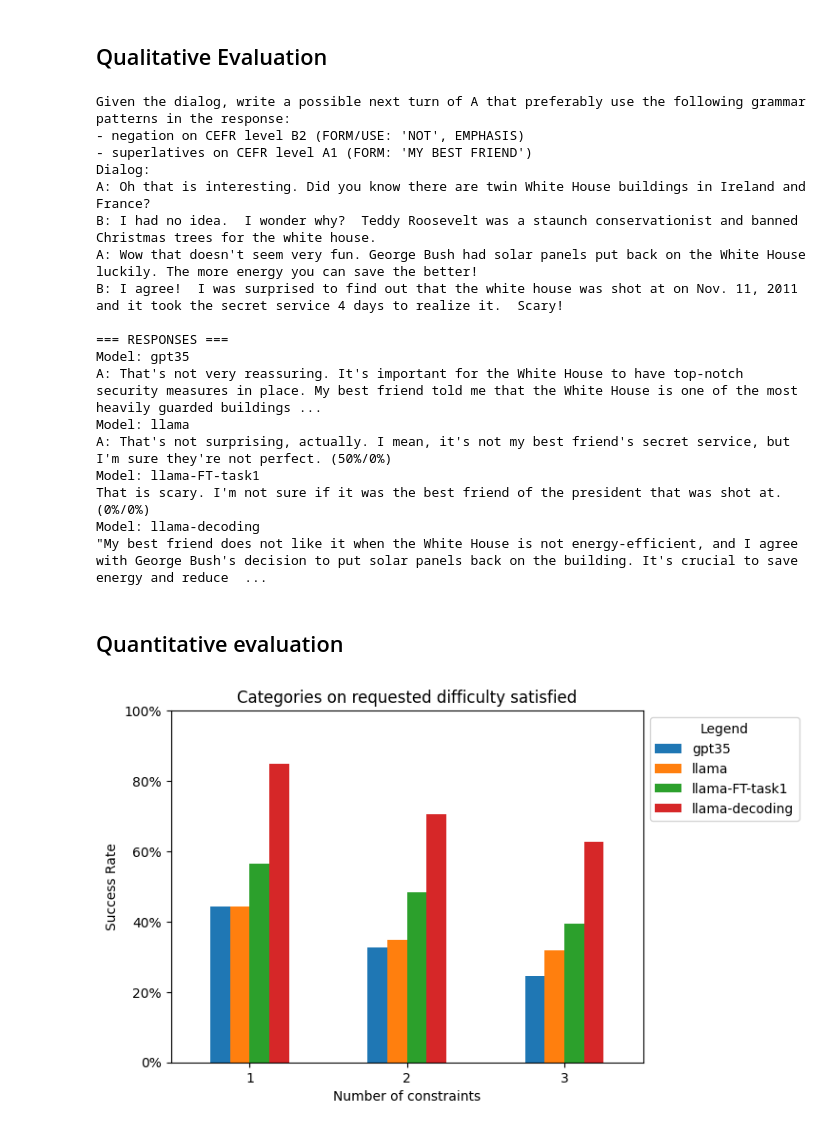
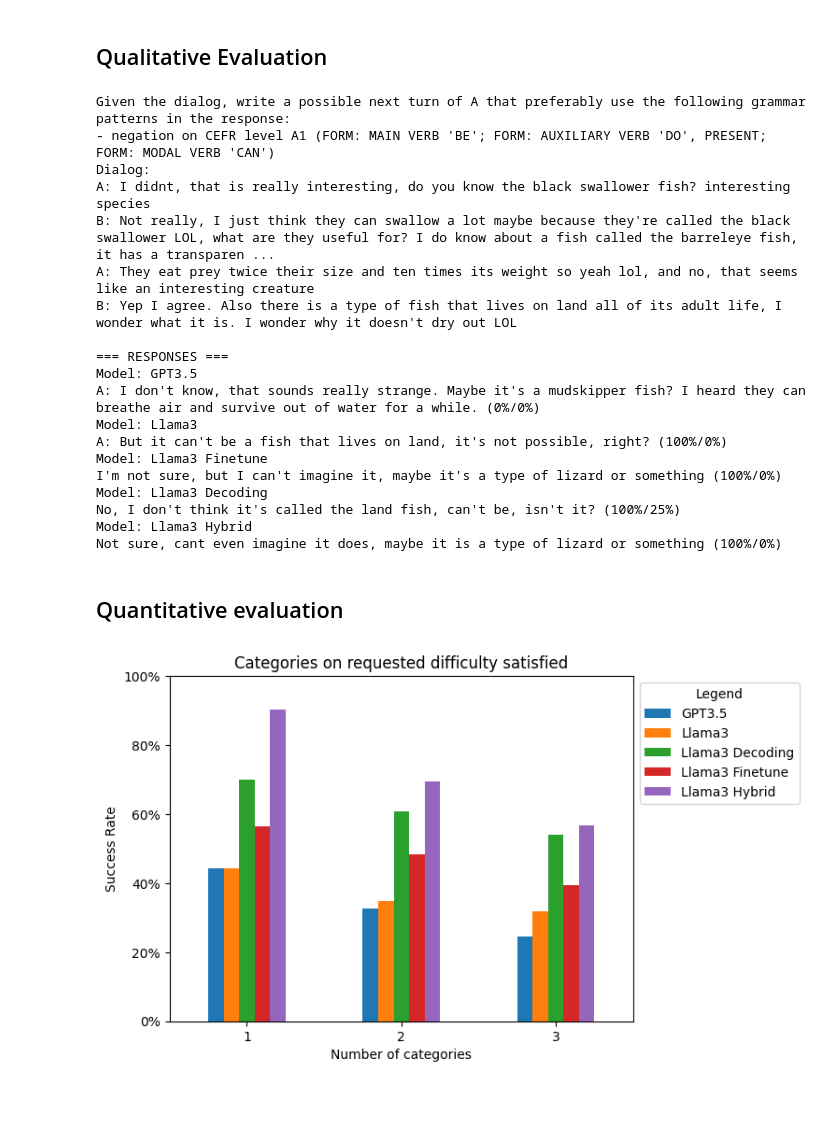
Before and after one commit to shivster2000/grammarctg, a Jupyter notebook: experiments/016_task1_task2_results.ipynb, the cells around one changed output. Drawn from its saved outputs; the diff is of its cells as text; code cells hidden in the pictures; blank space fills up the shorter version.

Commit message:
add task3

```diff
--- a/experiments/016_task1_task2_results.ipynb
+++ b/experiments/016_task1_task2_results.ipynb
@@ -25,20 +24,21 @@ from evaluation import calculate_distinct_n, gpt_metrics
 [nltk_data]   Package punkt is already up-to-date!
 # %%
-def get_aggs(results, by=['model', 'num_constraints'], distinct=False):
+def get_aggs(results, by=['model', 'num_constraints'], distinct=False, aggs = []):
     distinct = {'responses0': calculate_distinct_n} if distinct else {}
-    neg_const = {'num_constraints_neg': ['mean']} if 'num_constraints_neg' in results.columns else {}
-    aggs = results.groupby(by).agg({'num_constraints_sat': ['mean', 'count'],
+    neg_const = {'num_categories_neg': ['mean']} if 'num_categories_neg' in results.columns else {}
+    neg_const = {agg: ['mean'] for agg in aggs} if aggs else {}
+    aggs = results.groupby(by).agg({f'{by[1]}_sat': ['mean', 'count'],
                                     **neg_const,
                                     **distinct,
                                     **{col: ['mean', 'count'] for col in gpt_metrics.keys()}})
     return aggs
 
-def plot_sat(res, col='num_constraints_sat', by='num_constraints', xlabel="Number of constraints", title="Relative amount of satisfied constraints"):
-    get_aggs(res, ["model", by]).unstack(level=0)[col]['mean'].plot(kind='bar', rot=0)
+def plot_sat(res, col='num_constraints_sat', by='num_constraints', xlabel="Number of constraints", title="Relative amount of satisfied constraints", ylim=(0,1)):
+    get_aggs(res, ["model", by], aggs=[col]).unstack(level=0)[col]['mean'].plot(kind='bar', rot=0)
     plt.gca().yaxis.set_major_formatter(PercentFormatter(1))
     plt.ylabel("Success Rate")
     plt.xlabel(xlabel)
-    plt.ylim(0,1)
+    plt.ylim(ylim)
     plt.title(title)
     plt.legend(title='Legend', loc='upper left', bbox_to_anchor=(1, 1))
     plt.show()
@@ -76,6 +76,17 @@ def get_res(models):
     single_constraints = res[res['num_constraints']==1].copy()
     single_constraints['constraint'] = single_constraints['constraints'].apply(lambda x: x[0])
     return res, single_constraints
+
+translation_dict = {
+    'gpt35': 'GPT3.5',
+    'llama': 'Llama3',
+    'llama-FT-multi': 'Llama3 Finetune',
+    'llama-decoding-2': 'Llama3 Decoding',
+    'llama-ft-decoding': 'Llama3 Hybrid',
+    'llama-FT-task1': 'Llama3 Finetune',
+}
+def translate_models(tab):
+    tab.model = tab.model.map(translation_dict)
 # %% [markdown]
 # Decoding Hyperparameter
 # %%
@@ -388,7 +418,7 @@ def categories_satisfied(row, type='positive'):
     df = pd.DataFrame({'score': row[f'{type}_constraints'], 'category': row[f'{type}_categories']})
     return np.mean(df.groupby("category").agg({"score": lambda x: np.count_nonzero(x)>0})['score'])
 # %%
-models = ["gpt35", "llama", "llama-FT-task1", "llama-decoding"]
+models = ["gpt35", "llama", "llama-FT-task1", "llama-decoding-2", "llama-ft-decoding"]
 res = pd.DataFrame()
 
 for model in models:
@@ -396,7 +426,9 @@ for model in models:
     results['model']=model
     results = results[results['responses'].apply(len)>0]
 
-    results['num_constraints'] = results['categories'].apply(len)
-    results['num_constraints_sat'] = results.apply(categories_satisfied, axis=1)
-    results['num_constraints_neg'] = results.apply(categories_satisfied, axis=1, args=['negative'])
+    results['num_constraints'] = results['positive_constraints'].apply(len)
+    results['num_categories'] = results['categories'].apply(len)
+    results['num_categories_sat'] = results.apply(categories_satisfied, axis=1)
+    results['num_categories_neg'] = results.apply(categories_satisfied, axis=1, args=['negative'])
     res = pd.concat([res, results])
+translate_models(res)
@@ -408,36 +454,37 @@ msg = get_prompt_task_2(case.copy().iloc[0])['messages'][0]['content']
 print(msg)
 
 print("=== RESPONSES ===")
-for model in models:
+for model in res.model.unique():
     print(f"Model: {model}")
     responses = case[case['model']==model]
     if not len(responses): continue
-    print(f"{responses.iloc[0]['responses'][0]} ({responses.iloc[0]['num_constraints_sat']:.0%}/{responses.iloc[0]['num_constraints_neg']:.0%})")
+    print(f"{responses.iloc[0]['responses'][0]} ({responses.iloc[0]['num_categories_sat']:.0%}/{responses.iloc[0]['num_categories_neg']:.0%})")
 # %% [output]
 Given the dialog, write a possible next turn of A that preferably use the following grammar patterns in the response:
-- negation on CEFR level B2 (FORM/USE: 'NOT', EMPHASIS)
-- superlatives on CEFR level A1 (FORM: 'MY BEST FRIEND')
+- negation on CEFR level A1 (FORM: MAIN VERB 'BE'; FORM: AUXILIARY VERB 'DO', PRESENT; FORM: MODAL VERB 'CAN')
 Dialog:
-A: Oh that is interesting. Did you know there are twin White House buildings in Ireland and France?
-B: I had no idea.  I wonder why?  Teddy Roosevelt was a staunch conservationist and banned Christmas trees for the white house.
-A: Wow that doesn't seem very fun. George Bush had solar panels put back on the White House luckily. The more energy you can save the better!
-B: I agree!  I was surprised to find out that the white house was shot at on Nov. 11, 2011 and it took the secret service 4 days to realize it.  Scary!
+A: I didnt, that is really interesting, do you know the black swallower fish? interesting species
+B: Not really, I just think they can swallow a lot maybe because they're called the black swallower LOL, what are they useful for? I do know about a fish called the barreleye fish, it has a transparen ...
+A: They eat prey twice their size and ten times its weight so yeah lol, and no, that seems like an interesting creature
+B: Yep I agree. Also there is a type of fish that lives on land all of its adult life, I wonder what it is. I wonder why it doesn't dry out LOL
 
 === RESPONSES ===
-Model: gpt35
-A: That's not very reassuring. It's important for the White House to have top-notch security measures in place. My best friend told me that the White House is one of the most heavily guarded buildings ...
-Model: llama
-A: That's not surprising, actually. I mean, it's not my best friend's secret service, but I'm sure they're not perfect. (50%/0%)
-Model: llama-FT-task1
-That is scary. I'm not sure if it was the best friend of the president that was shot at. (0%/0%)
-Model: llama-decoding
-"My best friend does not like it when the White House is not energy-efficient, and I agree with George Bush's decision to put solar panels back on the building. It's crucial to save energy and reduce  ...
+Model: GPT3.5
+A: I don't know, that sounds really strange. Maybe it's a mudskipper fish? I heard they can breathe air and survive out of water for a while. (0%/0%)
+Model: Llama3
+A: But it can't be a fish that lives on land, it's not possible, right? (100%/0%)
+Model: Llama3 Finetune
+I'm not sure, but I can't imagine it, maybe it's a type of lizard or something (100%/0%)
+Model: Llama3 Decoding
+No, I don't think it's called the land fish, can't be, isn't it? (100%/25%)
+Model: Llama3 Hybrid
+Not sure, cant even imagine it does, maybe it is a type of lizard or something (100%/0%)
 # %% [markdown]
 ## Quantitative evaluation
 # %%
-plot_sat(res, title="Categories on requested difficulty satisfied")
+plot_sat(res, col='num_categories_sat', by='num_categories', xlabel="Number of categories", title="Categories on requested difficulty satisfied")
 # %% [output]
-[figure, old version]
+[figure, new version]
 # %%
 df =res.groupby(['model']).agg({**{col: 'mean' for col in ['Appropriateness', 'Relevance', 'Content Richness', 'Grammatical Correctness']}})
 ax=df.transpose().plot(kind='bar', rot=0)
```
Also changed, not shown: parts of 25 cells of this notebook, 24 other files.
